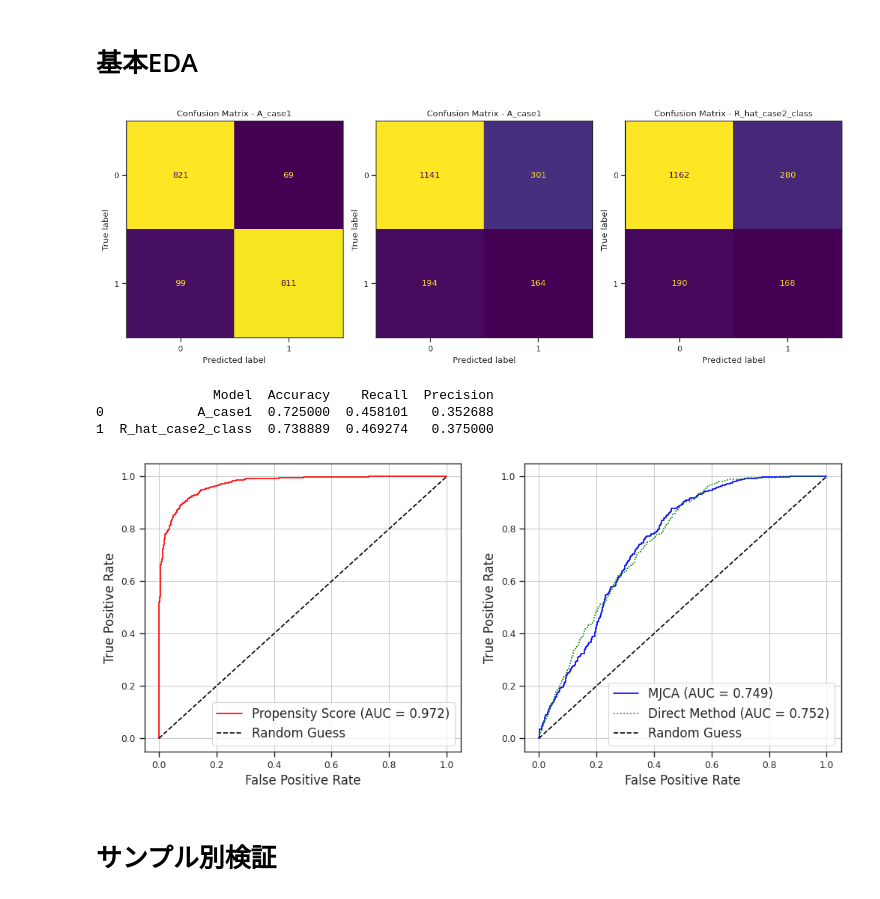
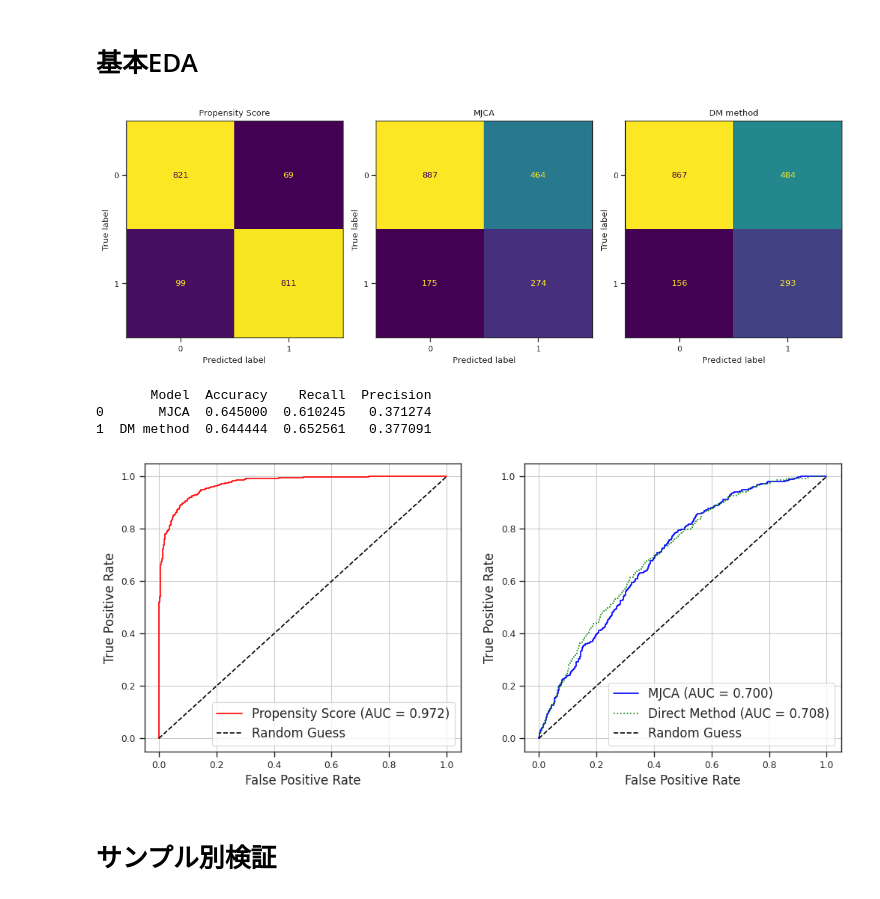
Before and after one commit to MasaAsami/commentary_mjca, a Jupyter notebook: notebooks/mjca_simdata.ipynb, the cells around one changed output. Drawn from its saved outputs; the diff is of its cells as text; code cells hidden in the pictures.

```diff
--- a/notebooks/mjca_simdata.ipynb
+++ b/notebooks/mjca_simdata.ipynb
@@ -260,7 +263,7 @@ class MJCA:
 # %%
 N = 6000
 X_dim = 52
-noise_std = 3
+noise_std = 5
 sim = 0
 data_generator = LinearDataGenerator(N=N, X_dim=X_dim, noise_std=noise_std, seed=sim)
 data, feature_cols_ps = data_generator.generate_data()
@@ -314,43 +317,43 @@ conf_matrix_case2 = confusion_matrix(test_data["R"], test_data["R_hat_case2_clas
 
 # モデルごとの評価指標を計算
 metrics = {
-    "Model": ["A_case1", "R_hat_case2_class"],
+    "Model": ["MJCA", "DM method"],
     "Accuracy": [
         accuracy_score(test_data["R"], test_data["A_case1"]),
         accuracy_score(test_data["R"], test_data["R_hat_case2_class"]),
     ],
     "Recall": [
         recall_score(test_data["R"], test_data["A_case1"]),
         recall_score(test_data["R"], test_data["R_hat_case2_class"]),
     ],
     "Precision": [
         precision_score(test_data["R"], test_data["A_case1"]),
         precision_score(test_data["R"], test_data["R_hat_case2_class"]),
     ],
 }
 metrics_df = pd.DataFrame(metrics)
 
 # 混同行列のプロット
 fig, axes = plt.subplots(1, 3, figsize=(12, 6))
 ConfusionMatrixDisplay(conf_matrix_case0, display_labels=["0", "1"]).plot(ax=axes[0], colorbar=False)
-axes[0].set_title("Confusion Matrix - A_case1")
+axes[0].set_title("Propensity Score")
 
 ConfusionMatrixDisplay(conf_matrix_case1, display_labels=["0", "1"]).plot(ax=axes[1], colorbar=False)
-axes[1].set_title("Confusion Matrix - A_case1")
+axes[1].set_title("MJCA")
 
 ConfusionMatrixDisplay(conf_matrix_case2, display_labels=["0", "1"]).plot(ax=axes[2], colorbar=False)
-axes[2].set_title("Confusion Matrix - R_hat_case2_class")
+axes[2].set_title("DM method")
 
 plt.tight_layout()
 plt.show()
 
 # 評価指標を表示
 print(metrics_df)
 # %% [output]
-[figure, old version]
+[figure, new version]
-               Model  Accuracy    Recall  Precision
-0            A_case1  0.725000  0.458101   0.352688
-1  R_hat_case2_class  0.738889  0.469274   0.375000
+       Model  Accuracy    Recall  Precision
+0       MJCA  0.645000  0.610245   0.371274
+1  DM method  0.644444  0.652561   0.377091
 # %%
 fig, axes = plt.subplots(1, 2, figsize=(12, 5))
 # ROC曲線とAUCスコア
@@ -385,6 +388,6 @@ axes[1].grid()
 plt.savefig('roc_plots.png', dpi=300)
 plt.show()
 # %% [output]
-[figure, old version]
+[figure, new version]
 # %%
 # @title シミュレーション関数定義
```
Also changed, not shown: parts of 9 cells of this notebook.
